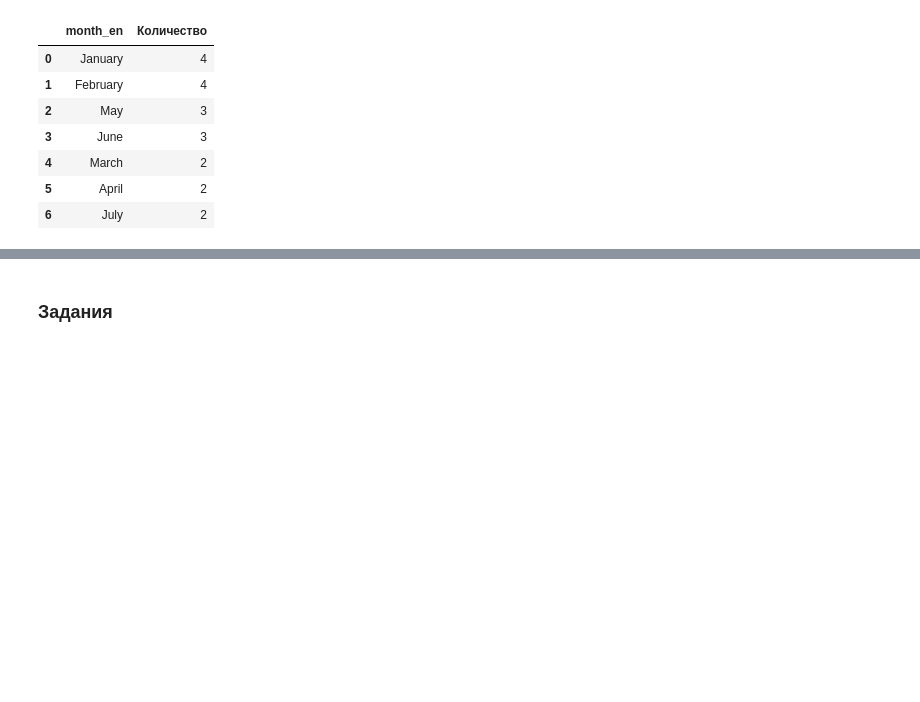
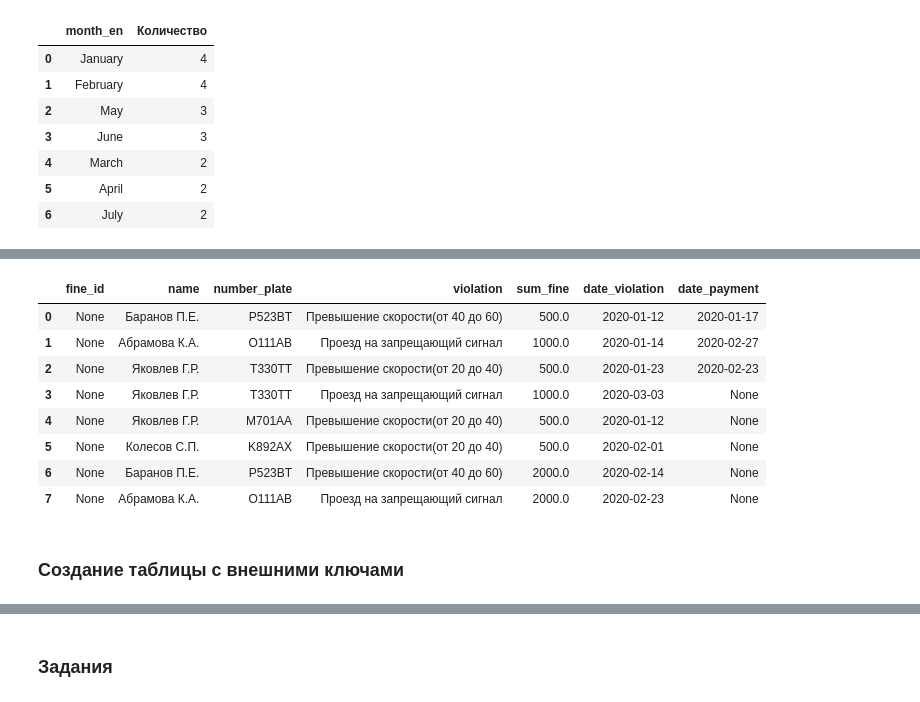
Before and after one commit to Sammik87/Miscellaneous, a Jupyter notebook: SQL.ipynb, the cells around one changed output, grey strips where cells are left out. Saved outputs shown, nothing was run; the diff lists cells and outputs as text; code cells hidden in the pictures; blank space fills up the shorter version.

```diff
--- a/SQL.ipynb
+++ b/SQL.ipynb
@@ -2453,0 +2667,60 @@ df
+# %%
+# В таблице fine увеличить в два раза сумму неоплаченных штрафов для отобранных на предыдущем шаге записей.
+
+conn = psycopg2.connect(dbname=dbname, user=user, password=password, host=host, port=port)
+
+# query = """UPDATE fine,
+#                   (SELECT name, number_plate, violation
+#                    FROM fine
+#                    GROUP BY name, number_plate, violation
+#                    HAVING count(*) >= 2) AS query_in
+#            SET fine.sum_fine = fine.sum_fine * 2
+#            WHERE fine.name = query_in.name AND fine.violation = query_in.violation AND fine.number_plate = query_in.number_plate AND fine.date_payment IS Null;
+
+#            SELECT * FROM fine;"""
+
+
+query = """
+           -- Заполняем NaN в sum_fine
+           UPDATE fine AS f
+           SET sum_fine = (
+               SELECT MIN(tv.sum_fine)
+               FROM traffic_violation AS tv
+               WHERE tv.violation = f.violation
+           )
+           WHERE sum_fine IS NULL;
+
+           -- Увеличить в два раза сумму неоплаченных штрафов
+           UPDATE fine
+           SET sum_fine = fine.sum_fine * 2
+           WHERE (name, number_plate, violation) IN (
+               SELECT name, number_plate, violation
+               FROM fine
+               GROUP BY name, number_plate, violation
+               HAVING COUNT(*) >= 2
+           )
+           AND date_payment IS NULL;
+
+           -- Проверяем результат
+           SELECT * FROM fine;"""
+
+# Читаем данные в pandas DataFrame
+df = pd.read_sql_query(query, conn)  # Используем pd.read_sql_query
+
+# Закрываем соединение
+conn.close()
+
+# Выводим DataFrame
+df
+# %% [output]
+|  | fine_id | name | number_plate | violation | sum_fine | date_violation | date_payment |
+| 0 | None | Баранов П.Е. | P523BT | Превышение скорости(от 40 до 60) | 500.0 | 2020-01-12 | 2020-01-17 |
+| 1 | None | Абрамова К.А. | О111AB | Проезд на запрещающий сигнал | 1000.0 | 2020-01-14 | 2020-02-27 |
+| 2 | None | Яковлев Г.Р. | T330TT | Превышение скорости(от 20 до 40) | 500.0 | 2020-01-23 | 2020-02-23 |
+| 3 | None | Яковлев Г.Р. | T330TT | Проезд на запрещающий сигнал | 1000.0 | 2020-03-03 | None |
+| 4 | None | Яковлев Г.Р. | M701AA | Превышение скорости(от 20 до 40) | 500.0 | 2020-01-12 | None |
+| 5 | None | Колесов С.П. | K892AX | Превышение скорости(от 20 до 40) | 500.0 | 2020-02-01 | None |
+| 6 | None | Баранов П.Е. | P523BT | Превышение скорости(от 40 до 60) | 2000.0 | 2020-02-14 | None |
+| 7 | None | Абрамова К.А. | О111AB | Проезд на запрещающий сигнал | 2000.0 | 2020-02-23 | None |
+# %% [markdown]
+### Создание таблицы с внешними ключами
```
Also changed, not shown: parts of 119 cells of this notebook, 4 other files.
